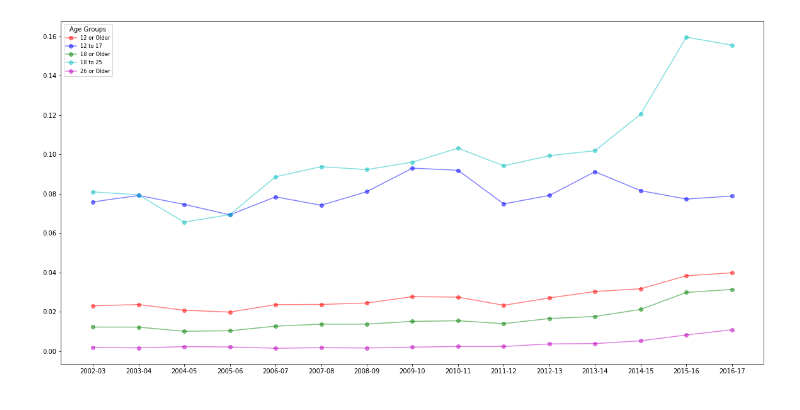
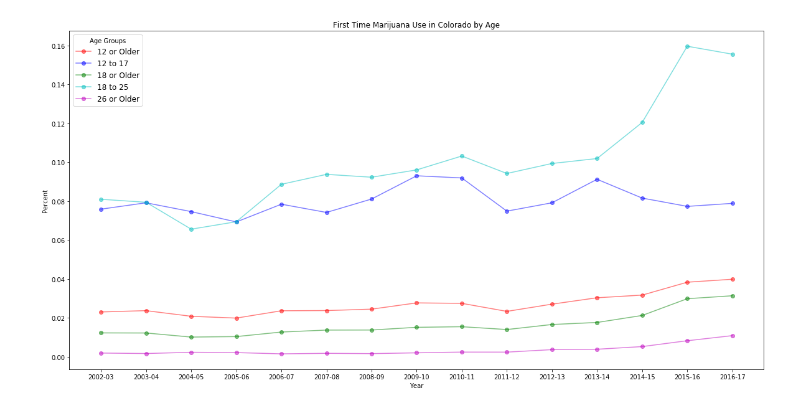
Before and after one commit to zdsteele/Project_1, a Jupyter notebook: FredSpot/Freds_Project1_Jupyter_Notebook.ipynb, the cells around one changed output. Saved outputs shown, nothing was run; the diff lists cells and outputs as text; code cells hidden in the pictures.

Commit message:
plotting example

```diff
--- a/FredSpot/Freds_Project1_Jupyter_Notebook.ipynb
+++ b/FredSpot/Freds_Project1_Jupyter_Notebook.ipynb
@@ -1,31 +1,40 @@
 # %%
-#I'm not sure why I have to run it 3 times to get the final result
+### I'm not sure why I have to run it twice to get the final result ###
 
 # Graph for first time Using Marijuana in Colorado Based by Age.
+
 import pandas as pd
-import glob
 import matplotlib.pyplot as plt
 
-path = r'C:\Users\Fred\Desktop\Project_1\FredSpot' # use your path
-ftmu_file = glob.glob(path + "/First_Time_Marijuana_Use_All_Ages_Colorado_2002-2017.csv")
-Colorado_First_Use_df =  pd.read_csv(ftmu_file[0])
+age_groups = ("12 or Older", "12 to 17", "18 or Older", "18 to 25", "26 or Older")
 
-ftmu_12_older_df = Colorado_First_Use_df.loc[Colorado_First_Use_df['age_group']=="12 or Older"]
-ftmu_12_17_df = Colorado_First_Use_df.loc[Colorado_First_Use_df['age_group']=="12 to 17"]
-ftmu_18_older_df = Colorado_First_Use_df.loc[Colorado_First_Use_df['age_group']=="18 or Older"]
-ftmu_18_25_df = Colorado_First_Use_df.loc[Colorado_First_Use_df['age_group']=="18 to 25"]
-ftmu_26_older_df = Colorado_First_Use_df.loc[Colorado_First_Use_df['age_group']=="26 or Older"]
+#Read data into a data frame
+ftmu_file = "./First_Time_Marijuana_Use_All_Ages_Colorado_2002-2017.csv"
+Colorado_First_Use_df =  pd.read_csv(ftmu_file)
 
-plt.plot(ftmu_12_older_df["year_pair"], ftmu_12_older_df["estimate"], color='r', alpha=0.5, marker='o', label="12 or Older")
-plt.plot(ftmu_12_17_df["year_pair"], ftmu_12_17_df["estimate"], color='b', alpha=0.5, marker='o', label="12 to 17")
-plt.plot(ftmu_18_older_df["year_pair"], ftmu_18_older_df["estimate"], color='g', alpha=0.5, marker='o', label="18 or Older")
-plt.plot(ftmu_18_25_df["year_pair"], ftmu_18_25_df["estimate"], color='c', alpha=0.5, marker='o', label="18 to 25")
-plt.plot(ftmu_26_older_df["year_pair"], ftmu_26_older_df["estimate"], color='m', alpha=0.5, marker='o', label="26 or Older")
+#Break out age ranges into separate data frames
+ftmu_12_older_df = Colorado_First_Use_df.loc[Colorado_First_Use_df['age_group']==age_groups[0]]
+ftmu_12_17_df = Colorado_First_Use_df.loc[Colorado_First_Use_df['age_group']==age_groups[1]]
+ftmu_18_older_df = Colorado_First_Use_df.loc[Colorado_First_Use_df['age_group']==age_groups[2]]
+ftmu_18_25_df = Colorado_First_Use_df.loc[Colorado_First_Use_df['age_group']==age_groups[3]]
+ftmu_26_older_df = Colorado_First_Use_df.loc[Colorado_First_Use_df['age_group']==age_groups[4]]
 
+#Set plot size
 plt.rcParams["figure.figsize"] = [20,10]
 
-lgnd = plt.legend(title="Age Groups", fontsize="small", loc="best")
+#Line Plots
+plt.plot(ftmu_12_older_df["year_pair"], ftmu_12_older_df["estimate"], 'ro-', alpha=0.5, label=age_groups[0])
+plt.plot(ftmu_12_17_df["year_pair"], ftmu_12_17_df["estimate"],'bo-', alpha=0.5, label=age_groups[1])
+plt.plot(ftmu_18_older_df["year_pair"], ftmu_18_older_df["estimate"], 'go-', alpha=0.5, label=age_groups[2])
+plt.plot(ftmu_18_25_df["year_pair"], ftmu_18_25_df["estimate"], 'co-', alpha=0.5, label=age_groups[3])
+plt.plot(ftmu_26_older_df["year_pair"], ftmu_26_older_df["estimate"], 'mo-', alpha=0.5, label=age_groups[4])
 
-#plt.show()
+# Add title, axis names, and legend
+plt.title('First Time Marijuana Use in Colorado by Age')
+plt.xlabel('Year')
+plt.ylabel('Percent')
+plt.legend(title="Age Groups", fontsize="large", loc="best")
+
+plt.show()
 # %% [output]
-[figure, old version]
+[figure, new version]
```
